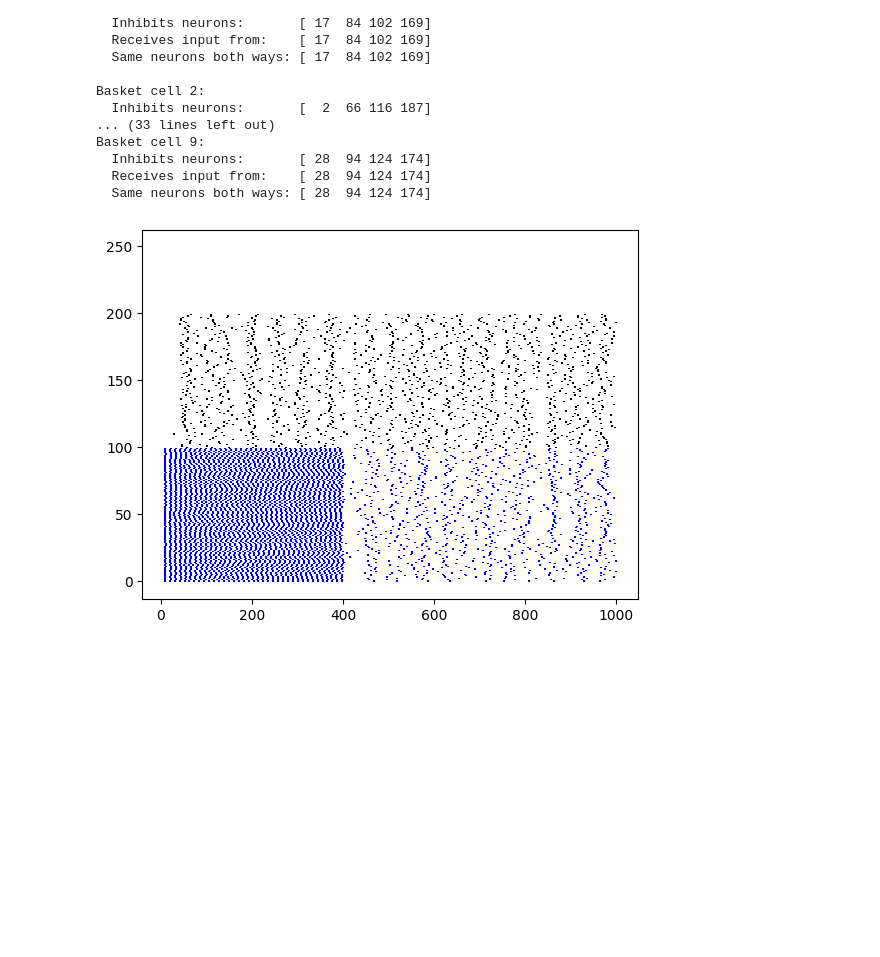
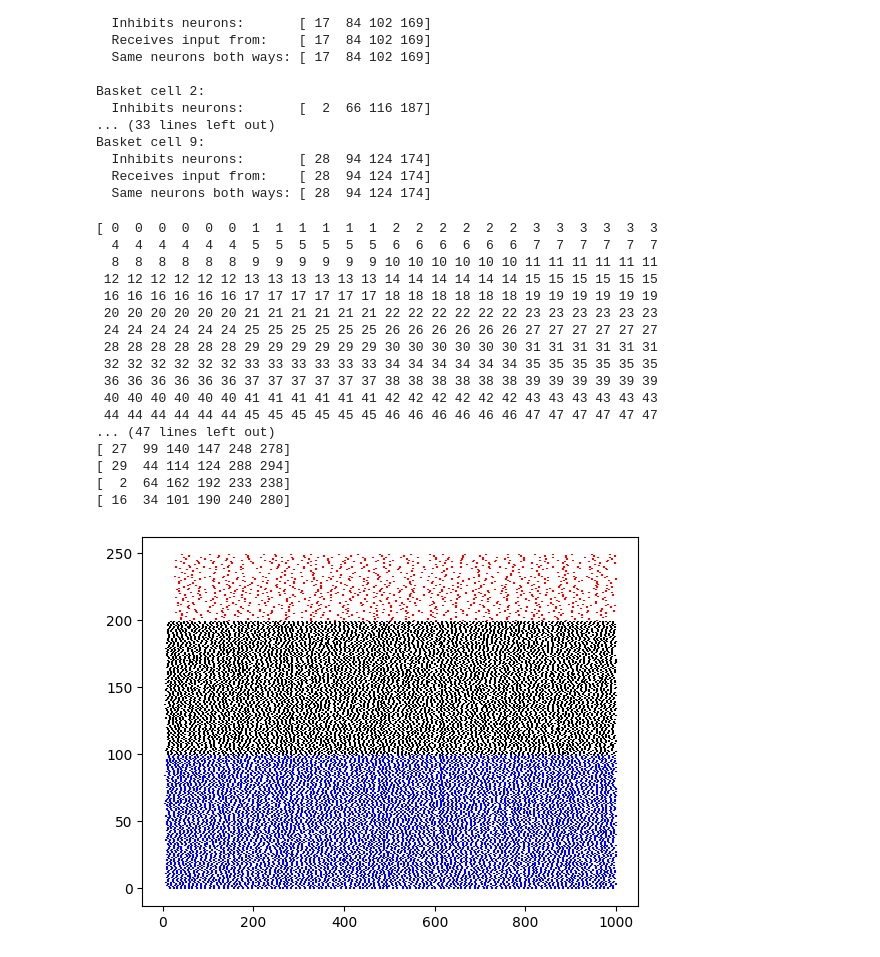
Before and after one commit to zeynoozkaya/burst_model, a Jupyter notebook: BrunelModel_Natalia_External_Input_Zeynep.ipynb, the cells around one changed output. Cells and saved outputs as stored; diff of their text form; code cells hidden in the pictures; blank space fills up the shorter version.

Commit message:
added logic for basket connections to external

```diff
--- a/BrunelModel_Natalia_External_Input_Zeynep.ipynb
+++ b/BrunelModel_Natalia_External_Input_Zeynep.ipynb
@@ -175,15 +175,17 @@ class ConnectedClusters(BrunelModelA):
         connections_per_cluster = 2 # (self.N1 // self.Ni) + 1
         c1_affectation = np.tile(np.arange(self.Ni), connections_per_cluster)#[:self.N1]
         c2_affectation = np.tile(np.arange(self.Ni), connections_per_cluster)#[:self.N2]
+        ext_affectation = np.tile(np.arange(self.Ni), connections_per_cluster)#[:self.N2]
 
         rng.shuffle(c1_affectation)  # shuffle only within C1
         rng.shuffle(c2_affectation)  # shuffle only within C2
-        self.basket_affectation = np.concatenate([c1_affectation, c2_affectation])
+        rng.shuffle(ext_affectation) # shuffle basket cells for external input
+        self.basket_affectation = np.concatenate([c1_affectation, c2_affectation,ext_affectation])
 
 
-       # print(np.sort(self.basket_affectation ))
+        print(np.sort(self.basket_affectation ))
        # print((self.N1 // self.Ni) + 1)
-
+        ind_mat = []
         # Cluster 1
         for i in range(self.N1):
             b_idx_N1 = self.basket_affectation[i]
@@ -194,6 +196,7 @@ class ConnectedClusters(BrunelModelA):
             self.W[i, N1_idxs] = self.Je # intern to cluster 1
             self.W[i, self.Ne + b_idx_N1] = self.Ji # basket cells (no longer random index)
             self.W[i, Next_idxs] = self.Je # external input
+
         # Cluster 2
         for i in range(self.N2):
             b_idx_N2 = self.basket_affectation[self.N1 + i]
@@ -204,12 +207,37 @@ class ConnectedClusters(BrunelModelA):
             self.W[i + self.N1, N2_idxs] = self.Je # intern to cluster 2
             self.W[i + self.N1, self.Ne + b_idx_N2] = self.Ji # basket cells
             self.W[i + self.N1, Next_idxs] = self.Je # external input
+
         # Basket cells
         for i in range(self.Ni):
+            b_inds = np.where(self.basket_affectation == i)[0]  # indices where neurons assigned to basket cells
+            print(self.Ne + i,b_inds)
+            self.W[self.Ne + i, b_inds[0:5]] = self.Je  # set connectivity for assigned neurons
+            self.W[225,b_inds[5:6]] = self.Je  # set connectivity for assigned neurons
 
-            b_inds = np.where(self.basket_affectation == i)[0]  # indices where neurons assigned to basket cells
-           # print(i,self.basket_affectation,b_inds)
-            self.W[self.Ne + i, b_inds] = self.Je  # set connectivity for assigned neurons
+
+            ind_mat.append(b_inds[5:6])
+
+            '''
+            plt.figure(figsize=(10, 8))
+
+            vmax = np.max(np.abs(self.W))
+
+            plt.imshow(
+                self.W,
+                cmap='bwr',
+                vmin=-vmax,
+                vmax=vmax,
+                aspect='auto'
+            )
+
+            plt.colorbar(label='Weight')
+            plt.xlabel('Presynaptic neurons')
+            plt.ylabel('Postsynaptic neurons')
+            plt.title('Connectivity matrix')
+            plt.show()
+            '''
+        print(min(ind_mat),max(ind_mat))
 
     #Time dependent external current for each population
     def external_current(self):
@@ -298,11 +346,28 @@ Basket cell 9:
 # %%
 model2 = ConnectedClusters(
     N1=100, N2=100, Next=100,
-    g=5, J=100, Ce=10, D=2e-3, vthr_ratio=1, I1=1000, I1_start=0, I1_end=100,
+    g=5, J=1000, Ce=10, D=2e-3, vthr_ratio=2, I1=1000, I1_start=0, I1_end=0,
     I2=0, I2_start=0, I2_end=0)
 
 model2.compute_activity(T = 1, dt = 1e-3)
 #T and dt
 model2.plot_raster()
 # %% [output]
+[ 0  0  0  0  0  0  1  1  1  1  1  1  2  2  2  2  2  2  3  3  3  3  3  3
+  4  4  4  4  4  4  5  5  5  5  5  5  6  6  6  6  6  6  7  7  7  7  7  7
+  8  8  8  8  8  8  9  9  9  9  9  9 10 10 10 10 10 10 11 11 11 11 11 11
+ 12 12 12 12 12 12 13 13 13 13 13 13 14 14 14 14 14 14 15 15 15 15 15 15
+ 16 16 16 16 16 16 17 17 17 17 17 17 18 18 18 18 18 18 19 19 19 19 19 19
+ 20 20 20 20 20 20 21 21 21 21 21 21 22 22 22 22 22 22 23 23 23 23 23 23
+ 24 24 24 24 24 24 25 25 25 25 25 25 26 26 26 26 26 26 27 27 27 27 27 27
+ 28 28 28 28 28 28 29 29 29 29 29 29 30 30 30 30 30 30 31 31 31 31 31 31
+ 32 32 32 32 32 32 33 33 33 33 33 33 34 34 34 34 34 34 35 35 35 35 35 35
+ 36 36 36 36 36 36 37 37 37 37 37 37 38 38 38 38 38 38 39 39 39 39 39 39
+ 40 40 40 40 40 40 41 41 41 41 41 41 42 42 42 42 42 42 43 43 43 43 43 43
+ 44 44 44 44 44 44 45 45 45 45 45 45 46 46 46 46 46 46 47 47 47 47 47 47
+... (47 lines left out)
+[ 27  99 140 147 248 278]
+[ 29  44 114 124 288 294]
+[  2  64 162 192 233 238]
+[ 16  34 101 190 240 280]
-[figure, old version]
+[figure, new version]
```
Also changed, not shown: parts of 2 cells of this notebook.
